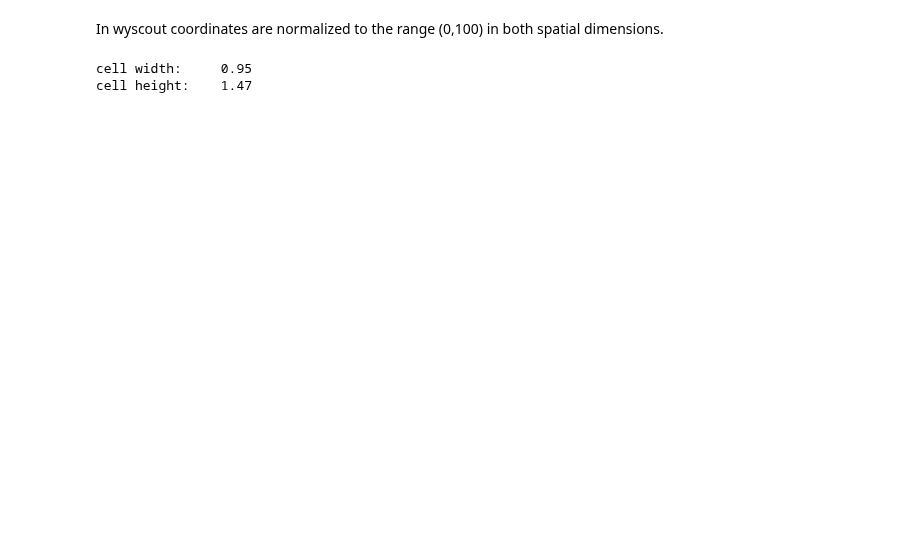
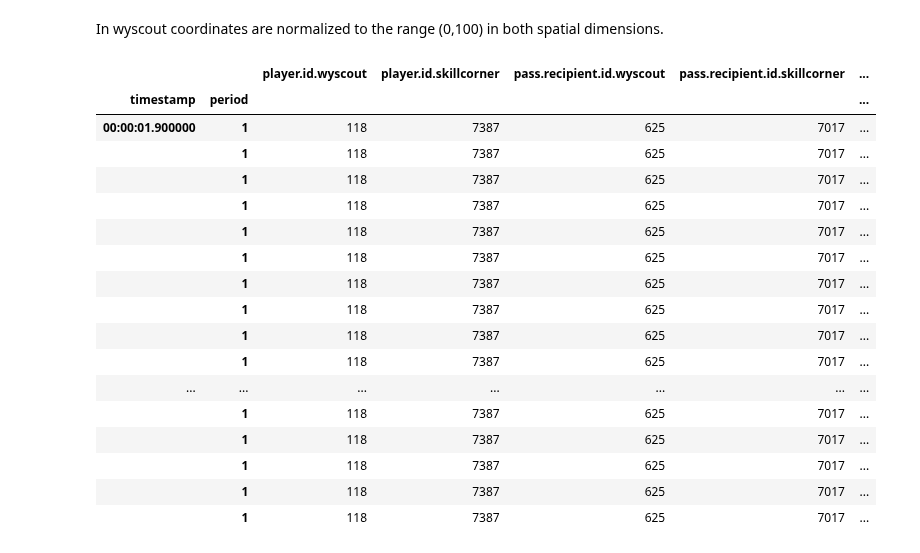
Before and after one commit to ariskoutris/defensive-passing-networks, a Jupyter notebook: src/notebooks/pass_tables.ipynb, the cells around one changed output. Saved outputs shown, nothing was run; the diff lists cells and outputs as text; code cells hidden in the pictures; blank space fills up the shorter version.

```diff
--- a/src/notebooks/pass_tables.ipynb
+++ b/src/notebooks/pass_tables.ipynb
@@ -286,11 +383,2 @@ joined_df.sample(5)
 # %% [markdown]
 In wyscout coordinates are normalized to the range (0,100) in both spatial dimensions.
-# %%
-cell_width = 100 / xt_table.shape[1]
-cell_height = 100 / xt_table.shape[0]
-
-print(f'cell width:\t{round(cell_width,2)}')
-print(f'cell height:\t{round(cell_height,2)}')
-# %% [output]
-cell width:     0.95
-cell height:    1.47
@@ -302,6 +385,23 @@ def get_xt_index(x, y):
-# %%
-start_xts = joined_df.apply(lambda row: xt_table.iat[get_xt_index(row['location.x'], row['location.y'])[1],
-                                                           get_xt_index(row['location.x'], row['location.y'])[0]], axis=1)
-end_xts = joined_df.apply(lambda row: xt_table.iat[get_xt_index(row['pass.endLocation.x'], row['pass.endLocation.y'])[1],
-                                                         get_xt_index(row['pass.endLocation.x'], row['pass.endLocation.y'])[0]], axis=1)
-joined_df.loc[:,'dxt'] = end_xts - start_xts
+# %%
+cols_to_drop_final = ['start_xt_right', 'start_xt_left', 'end_xt_right', 'end_xt_left', 'dxt_right', 'dxt_left']
+joined_df = joined_df.drop(columns=cols_to_drop_final)
+joined_df.head(22)
+# %% [output]
+|  |  | player.id.wyscout | player.id.skillcorner | pass.recipient.id.wyscout | pass.recipient.id.skillcorner | ... |
+| timestamp | period |  |  |  |  | ... |
+| 00:00:01.900000 | 1 | 118 | 7387 | 625 | 7017 | ... |
+|  | 1 | 118 | 7387 | 625 | 7017 | ... |
+|  | 1 | 118 | 7387 | 625 | 7017 | ... |
+|  | 1 | 118 | 7387 | 625 | 7017 | ... |
+|  | 1 | 118 | 7387 | 625 | 7017 | ... |
+|  | 1 | 118 | 7387 | 625 | 7017 | ... |
+|  | 1 | 118 | 7387 | 625 | 7017 | ... |
+|  | 1 | 118 | 7387 | 625 | 7017 | ... |
+|  | 1 | 118 | 7387 | 625 | 7017 | ... |
+|  | 1 | 118 | 7387 | 625 | 7017 | ... |
+| ... | ... | ... | ... | ... | ... | ... |
+|  | 1 | 118 | 7387 | 625 | 7017 | ... |
+|  | 1 | 118 | 7387 | 625 | 7017 | ... |
+|  | 1 | 118 | 7387 | 625 | 7017 | ... |
+|  | 1 | 118 | 7387 | 625 | 7017 | ... |
+|  | 1 | 118 | 7387 | 625 | 7017 | ... |
```
Also changed, not shown: parts of 10 cells of this notebook.
